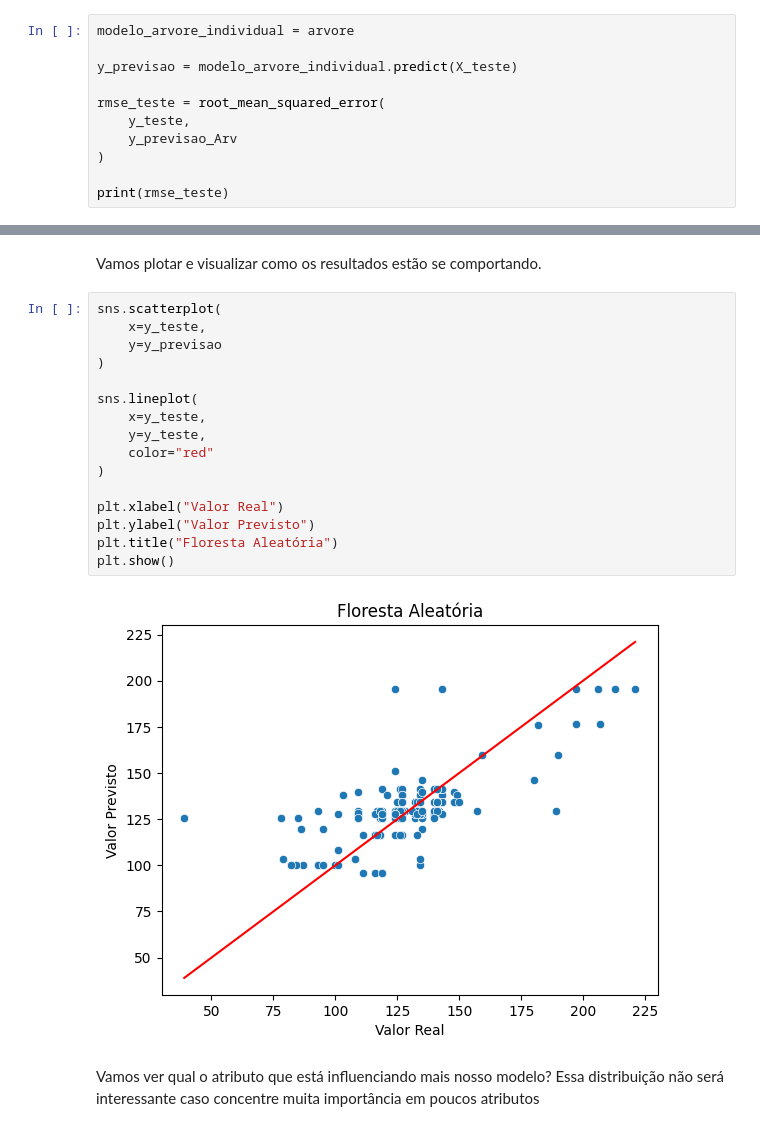
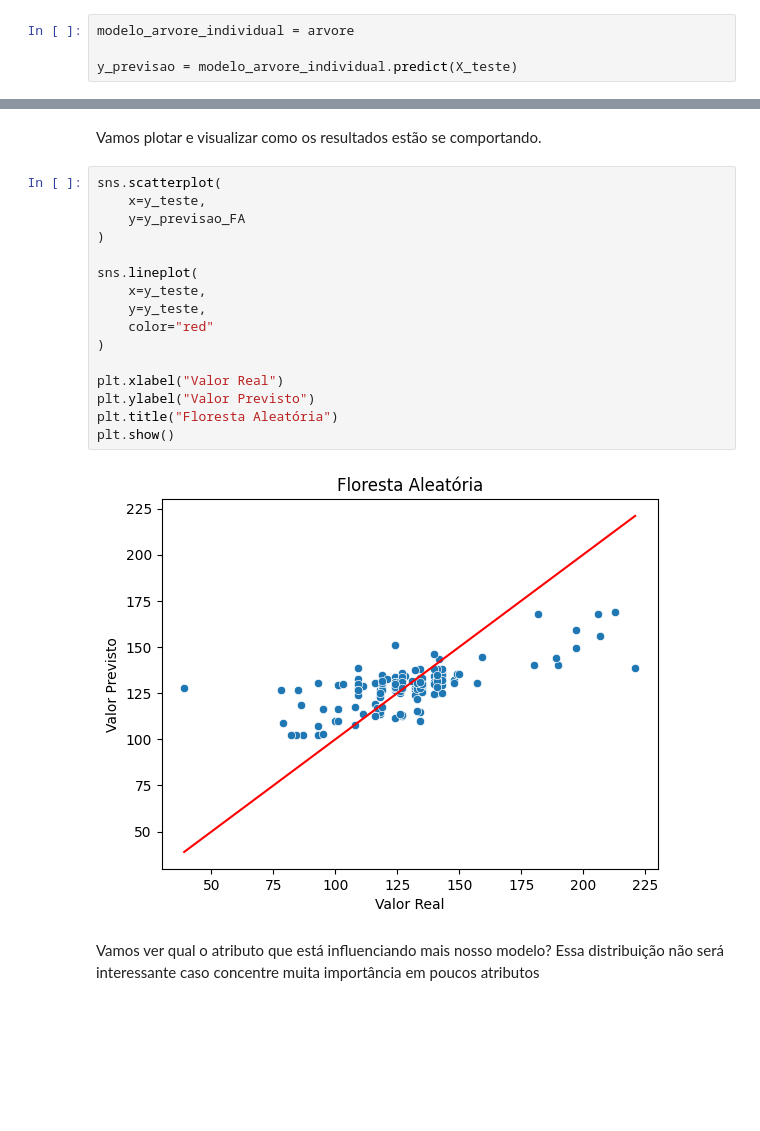
Before and after one commit to drcassar/biblioteca_real, a Jupyter notebook: Aprendizado de Máquina/Modelos de Comitê e Meta Aprendizado/T26 - Gabriel de Oliveira Paiva/T26 - Gabriel de Oliveira Paiva.ipynb, the cells around one changed output, grey strips where cells are left out. Cells and saved outputs as stored; diff of their text form; blank space fills up the shorter version.

```diff
--- a/Aprendizado de Máquina/Modelos de Comitê e Meta Aprendizado/T26 - Gabriel de Oliveira Paiva/T26 - Gabriel de Oliveira Paiva.ipynb
+++ b/Aprendizado de Máquina/Modelos de Comitê e Meta Aprendizado/T26 - Gabriel de Oliveira Paiva/T26 - Gabriel de Oliveira Paiva.ipynb
@@ -652,10 +698,3 @@ DecisionTreeRegressor(max_depth=16, max_leaf_nodes=25, min_samples_leaf=9,
 modelo_arvore_individual = arvore
 
 y_previsao = modelo_arvore_individual.predict(X_teste)
-
-rmse_teste = root_mean_squared_error(
-    y_teste,
-    y_previsao_Arv
-)
-
-print(rmse_teste)
@@ -901,21 +938,21 @@ Vamos plotar e visualizar como os resultados estão se comportando.
 # %%
 sns.scatterplot(
     x=y_teste,
-    y=y_previsao
+    y=y_previsao_FA
 )
 
 sns.lineplot(
     x=y_teste,
     y=y_teste,
     color="red"
 )
 
 plt.xlabel("Valor Real")
 plt.ylabel("Valor Previsto")
 plt.title("Floresta Aleatória")
 plt.show()
 # %% [output]
-[figure, old version]
+[figure, new version]
 # %% [markdown]
 Vamos ver qual o atributo que está influenciando mais nosso modelo? Essa distribuição não será interessante caso concentre muita importância em poucos atributos
 # %%
```
Also changed, not shown: parts of 53 cells of this notebook.
